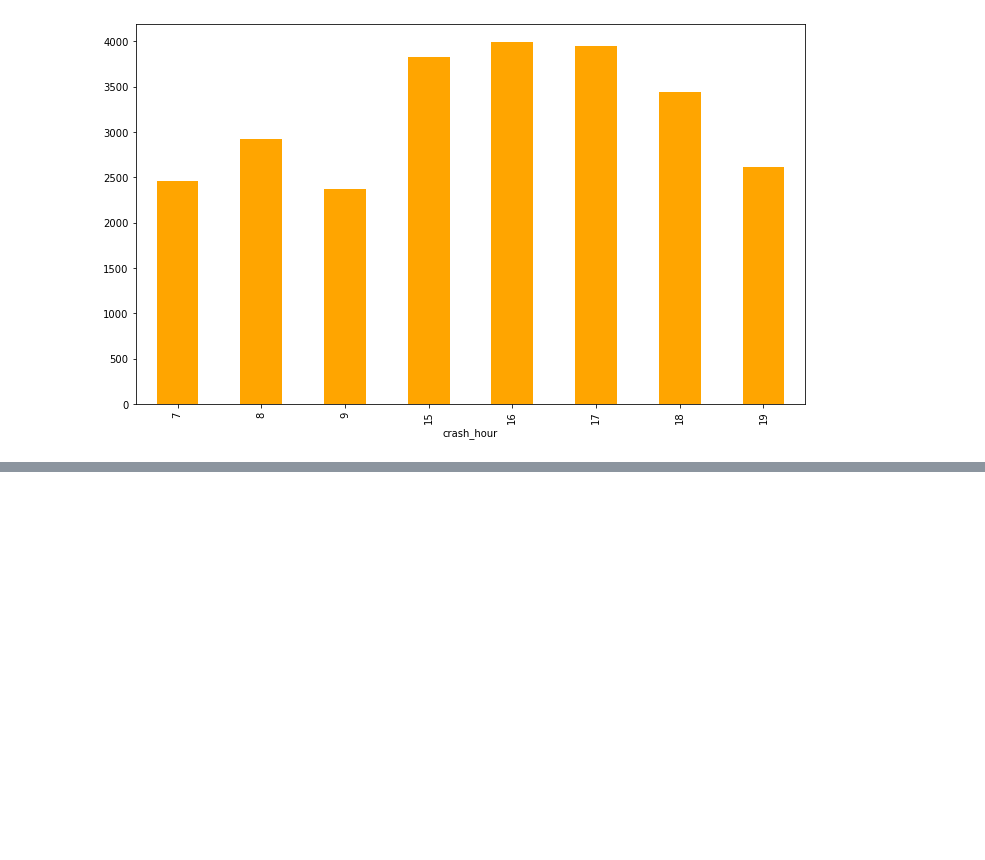
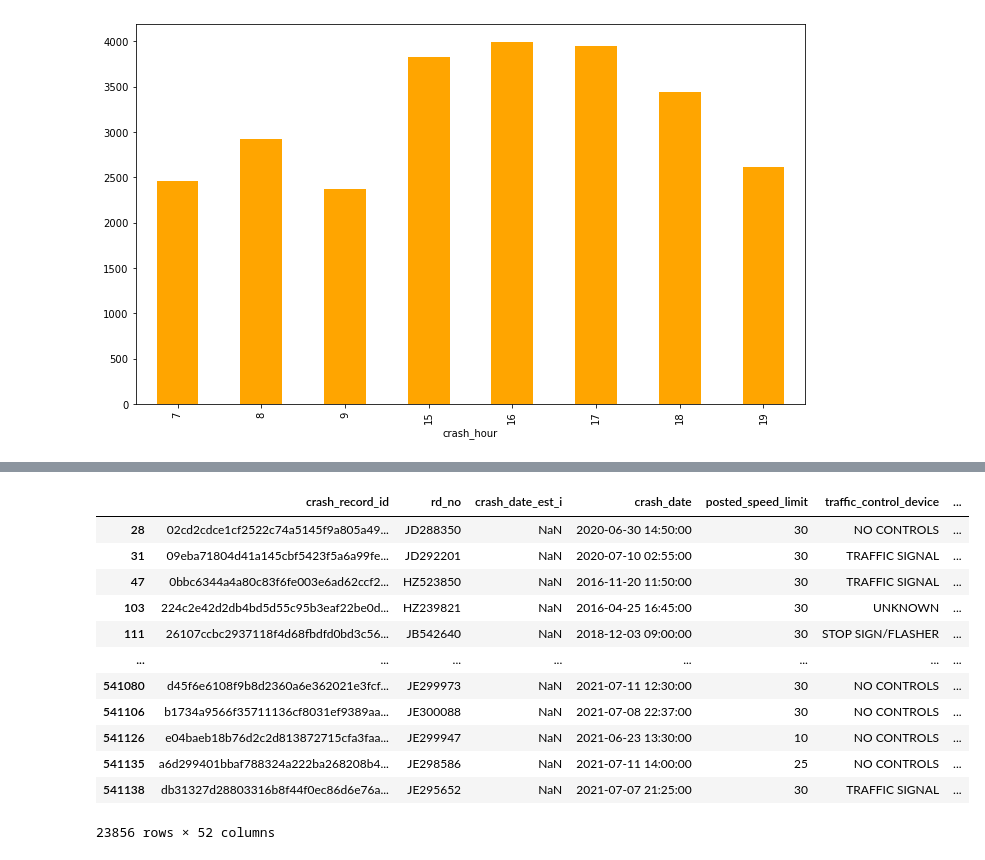
Before and after one commit to rhk48/chicago-cars, a Jupyter notebook: Seth_Day_2.ipynb, the cells around one changed output, grey strips where cells are left out. Cells and saved outputs as stored; diff of their text form; code cells hidden in the pictures; blank space fills up the shorter version.

```diff
--- a/Seth_Day_2.ipynb
+++ b/Seth_Day_2.ipynb
@@ -416,0 +475,17 @@ weekday_accidents_by_hour.plot(kind='bar', figsize=(12,7), color = 'orange');
+# %%
+test_df_weather = df_crashes[df_crashes['weather_condition'] == 'UNKNOWN']
+test_df_weather
+# %% [output]
+|  | crash_record_id | rd_no | crash_date_est_i | crash_date | posted_speed_limit | traffic_control_device | ... |
+| 28 | 02cd2cdce1cf2522c74a5145f9a805a49... | JD288350 | NaN | 2020-06-30 14:50:00 | 30 | NO CONTROLS | ... |
+| 31 | 09eba71804d41a145cbf5423f5a6a99fe... | JD292201 | NaN | 2020-07-10 02:55:00 | 30 | TRAFFIC SIGNAL | ... |
+| 47 | 0bbc6344a4a80c83f6fe003e6ad62ccf2... | HZ523850 | NaN | 2016-11-20 11:50:00 | 30 | TRAFFIC SIGNAL | ... |
+| 103 | 224c2e42d2db4bd5d55c95b3eaf22be0d... | HZ239821 | NaN | 2016-04-25 16:45:00 | 30 | UNKNOWN | ... |
+| 111 | 26107ccbc2937118f4d68fbdfd0bd3c56... | JB542640 | NaN | 2018-12-03 09:00:00 | 30 | STOP SIGN/FLASHER | ... |
+| ... | ... | ... | ... | ... | ... | ... | ... |
+| 541080 | d45f6e6108f9b8d2360a6e362021e3fcf... | JE299973 | NaN | 2021-07-11 12:30:00 | 30 | NO CONTROLS | ... |
+| 541106 | b1734a9566f35711136cf8031ef9389aa... | JE300088 | NaN | 2021-07-08 22:37:00 | 30 | NO CONTROLS | ... |
+| 541126 | e04baeb18b76d2c2d813872715cfa3faa... | JE299947 | NaN | 2021-06-23 13:30:00 | 10 | NO CONTROLS | ... |
+| 541135 | a6d299401bbaf788324a222ba268208b4... | JE298586 | NaN | 2021-07-11 14:00:00 | 25 | NO CONTROLS | ... |
+| 541138 | db31327d28803316b8f44f0ec86d6e76a... | JE295652 | NaN | 2021-07-07 21:25:00 | 30 | TRAFFIC SIGNAL | ... |
+23856 rows × 52 columns
```
Also changed, not shown: parts of 8 cells of this notebook, 1 other file.
